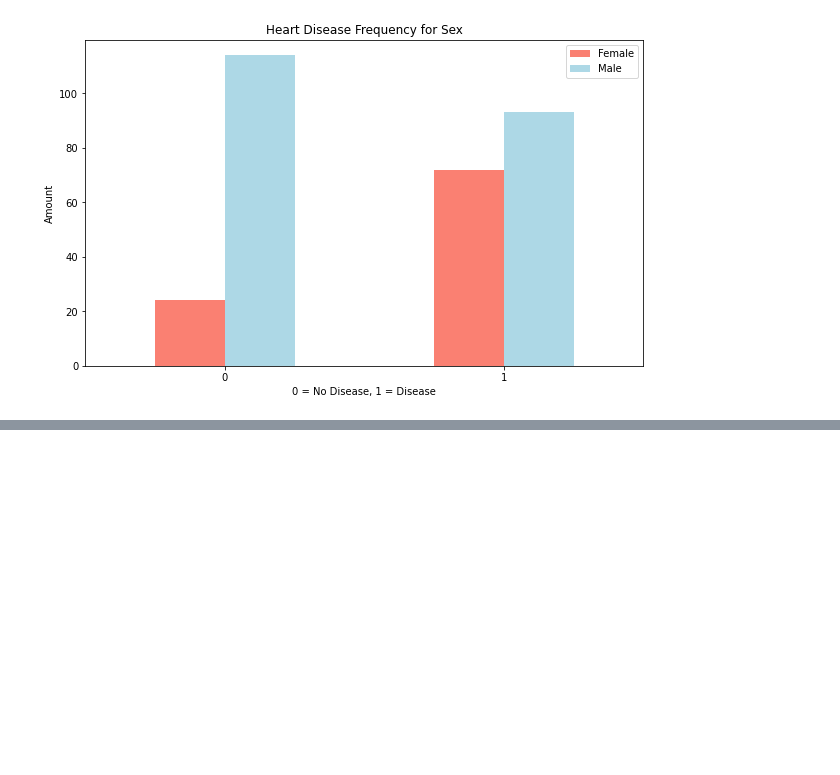
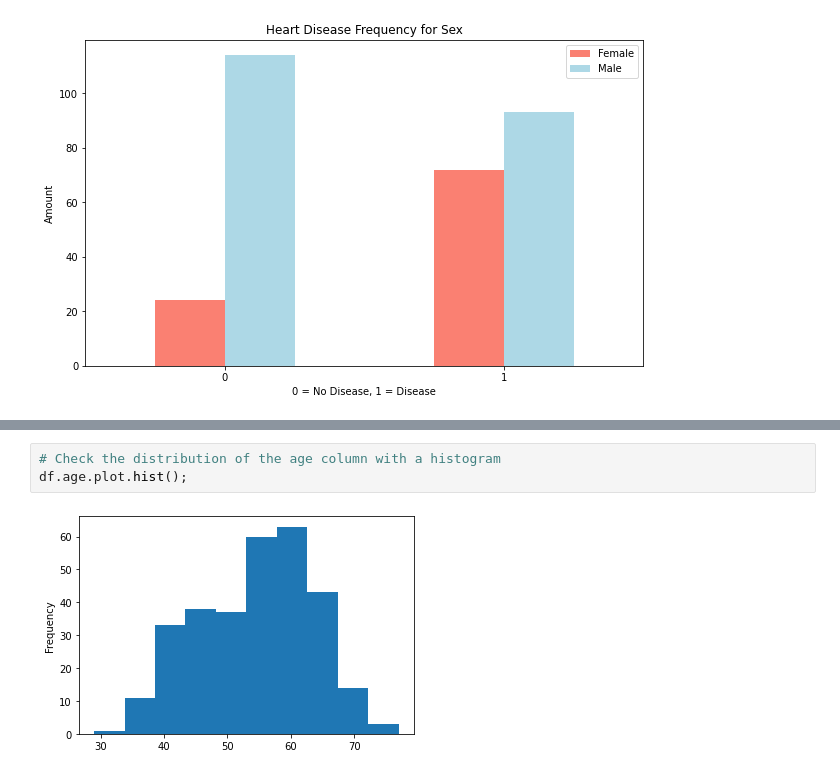
Before and after one commit to alvintoh/ml-ds-bootcamp-2021, a Jupyter notebook: heart-disease-project/end-to-end-heart-disease-classification.ipynb, the cells around one changed output, grey strips where cells are left out. Saved outputs shown, nothing was run; the diff lists cells and outputs as text; blank space fills up the shorter version.

```diff
--- a/heart-disease-project/end-to-end-heart-disease-classification.ipynb
+++ b/heart-disease-project/end-to-end-heart-disease-classification.ipynb
@@ -246,0 +270,5 @@ plt.xticks(rotation=0);
+# %%
+# Check the distribution of the age column with a histogram
+df.age.plot.hist();
+# %% [output]
+[figure, added]
```
Also changed, not shown: parts of 22 cells of this notebook, 1 other file.
